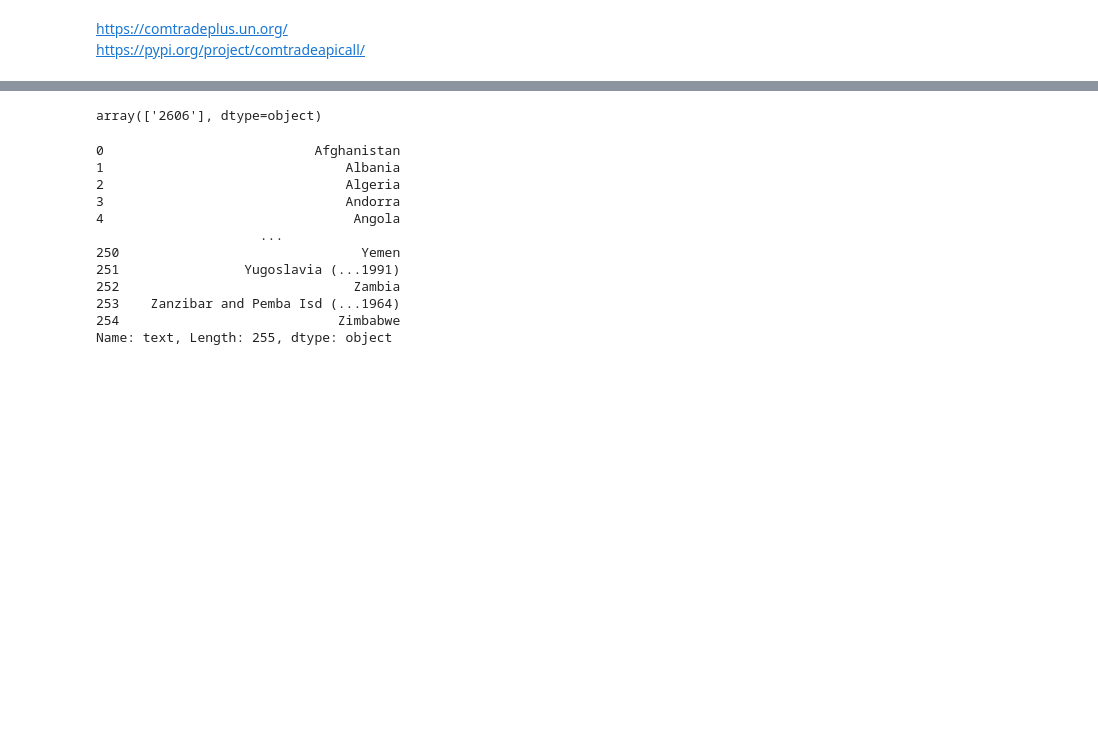
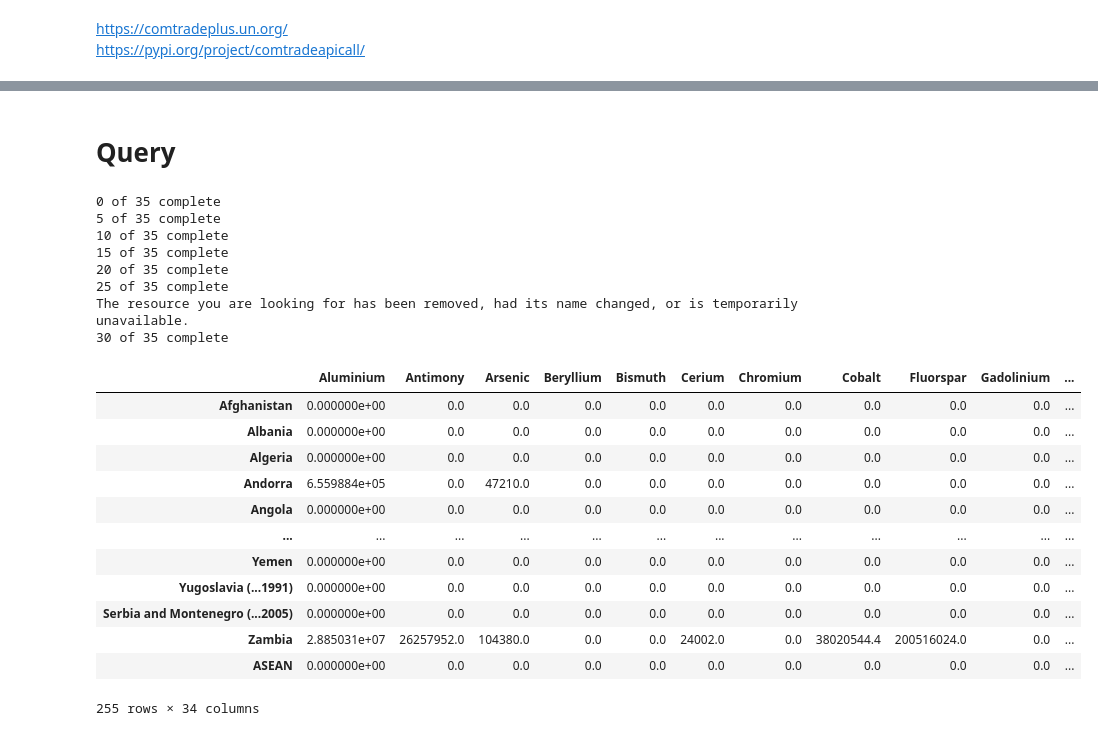
Before and after one commit to kac624/cuny, a Jupyter notebook: D608/story7_KeithC_script.ipynb, the cells around one changed output, grey strips where cells are left out. Saved outputs shown, nothing was run; the diff lists cells and outputs as text; code cells hidden in the pictures; blank space fills up the shorter version.

```diff
--- a/D608/story7_KeithC_script.ipynb
+++ b/D608/story7_KeithC_script.ipynb
@@ -344,19 +149,55 @@ df.loc[0:20, ['reporter', 'partnerCode']]
-# %%
-df.cmdCode.unique()
-# %% [output]
-array(['2606'], dtype=object)
-# %%
-reporter_df.text.T
-# %% [output]
-0                           Afghanistan
-1                               Albania
-2                               Algeria
-3                               Andorra
-4                                Angola
-                     ...
-250                               Yemen
-251                Yugoslavia (...1991)
-252                              Zambia
-253    Zanzibar and Pemba Isd (...1964)
-254                            Zimbabwe
-Name: text, Length: 255, dtype: object
+# %% [markdown]
+# Query
+# %%
+trade_df = pd.DataFrame(index = [x for x in reporter_df.reporterCode.unique()])
+minerals = [x for x in minerals_df.mineral.unique()]
+
+for i, mineral in enumerate(minerals):
+    codes = minerals_df.loc[minerals_df.mineral == mineral, 'id'].values
+    queries = pd.DataFrame(index = [x for x in reporter_df.reporterCode.unique()])
+    cmdCodes = ','.join([str(x) for x in codes])
+    query = ct.getFinalData(
+        key, cmdCode=cmdCodes,
+        typeCode='C', freqCode='A', clCode='HS', period='2023',
+        reporterCode=None,  flowCode='X', partnerCode=0,
+        partner2Code=0, customsCode=None, motCode=None
+    )
+    if query is None or (isinstance(query, pd.DataFrame) and query.empty):
+        continue
+    query = query.groupby('reporterCode').agg({'qty': 'sum'})
+    query.columns = [f'{mineral}']
+    trade_df = pd.merge(trade_df, query, left_index=True, right_index=True, how='outer').fillna(0)
+
+    if i % 5 == 0:
+        print(f'{i+1} of {len(minerals)} complete')
+
+new_idx = []
+for row_id in trade_df.index:
+    new_idx.append(reporter_df.loc[reporter_df.reporterCode == row_id, 'text'].values[0])
+trade_df.index = new_idx
+
+trade_df.to_csv('data/mineral_trade_df.csv')
+
+trade_df
+# %% [output]
+0 of 35 complete
+5 of 35 complete
+10 of 35 complete
+15 of 35 complete
+20 of 35 complete
+25 of 35 complete
+The resource you are looking for has been removed, had its name changed, or is temporarily unavailable.
+30 of 35 complete
+|  | Aluminium | Antimony | Arsenic | Beryllium | Bismuth | Cerium | Chromium | Cobalt | Fluorspar | Gadolinium | ... |
+| Afghanistan | 0.000000e+00 | 0.0 | 0.0 | 0.0 | 0.0 | 0.0 | 0.0 | 0.0 | 0.0 | 0.0 | ... |
+| Albania | 0.000000e+00 | 0.0 | 0.0 | 0.0 | 0.0 | 0.0 | 0.0 | 0.0 | 0.0 | 0.0 | ... |
+| Algeria | 0.000000e+00 | 0.0 | 0.0 | 0.0 | 0.0 | 0.0 | 0.0 | 0.0 | 0.0 | 0.0 | ... |
+| Andorra | 6.559884e+05 | 0.0 | 47210.0 | 0.0 | 0.0 | 0.0 | 0.0 | 0.0 | 0.0 | 0.0 | ... |
+| Angola | 0.000000e+00 | 0.0 | 0.0 | 0.0 | 0.0 | 0.0 | 0.0 | 0.0 | 0.0 | 0.0 | ... |
+| ... | ... | ... | ... | ... | ... | ... | ... | ... | ... | ... | ... |
+| Yemen | 0.000000e+00 | 0.0 | 0.0 | 0.0 | 0.0 | 0.0 | 0.0 | 0.0 | 0.0 | 0.0 | ... |
+| Yugoslavia (...1991) | 0.000000e+00 | 0.0 | 0.0 | 0.0 | 0.0 | 0.0 | 0.0 | 0.0 | 0.0 | 0.0 | ... |
+| Serbia and Montenegro (...2005) | 0.000000e+00 | 0.0 | 0.0 | 0.0 | 0.0 | 0.0 | 0.0 | 0.0 | 0.0 | 0.0 | ... |
+| Zambia | 2.885031e+07 | 26257952.0 | 104380.0 | 0.0 | 0.0 | 24002.0 | 0.0 | 38020544.4 | 200516024.0 | 0.0 | ... |
+| ASEAN | 0.000000e+00 | 0.0 | 0.0 | 0.0 | 0.0 | 0.0 | 0.0 | 0.0 | 0.0 | 0.0 | ... |
+255 rows × 34 columns
```
Also changed, not shown: parts of 30 cells of this notebook, 1 other file.
